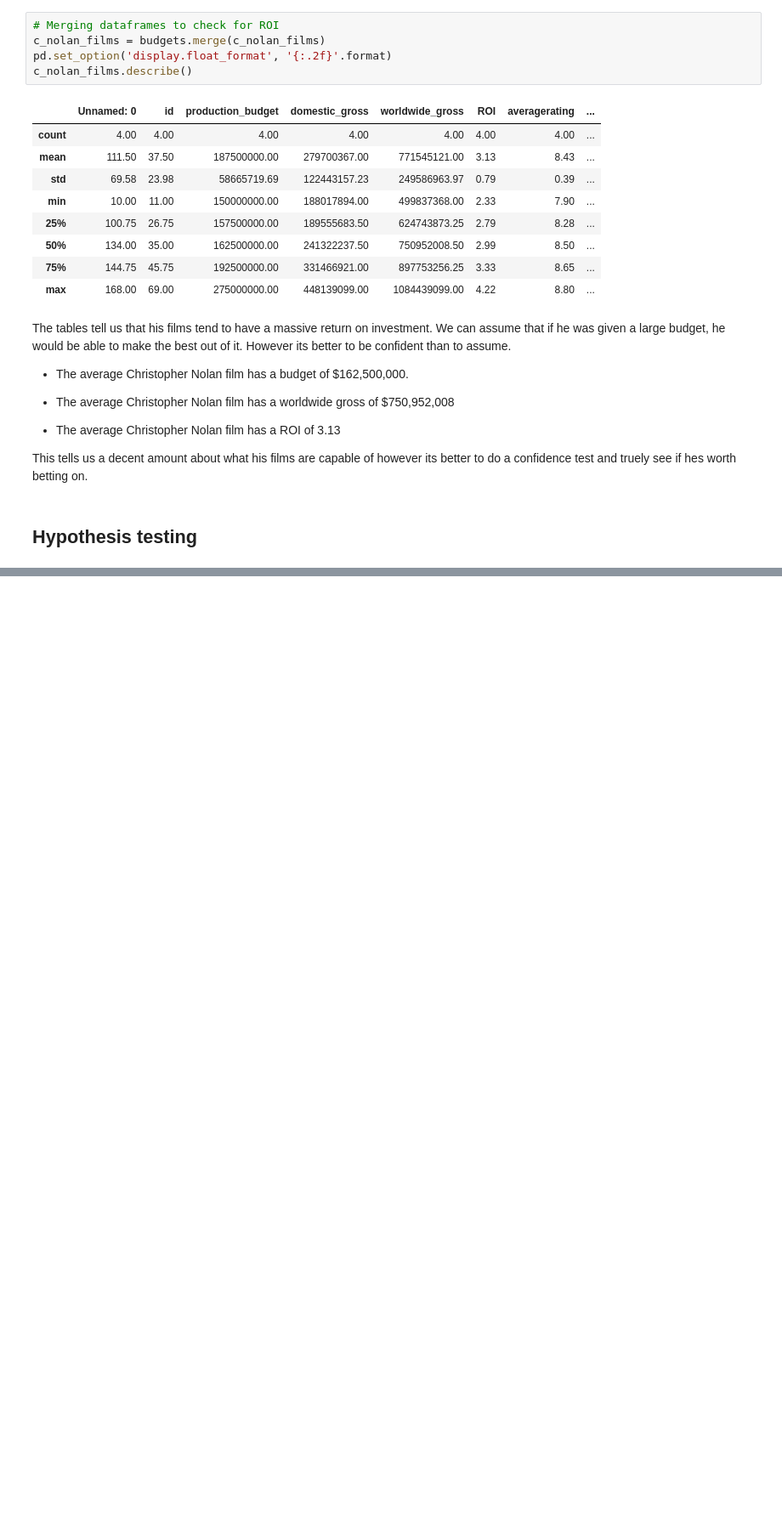
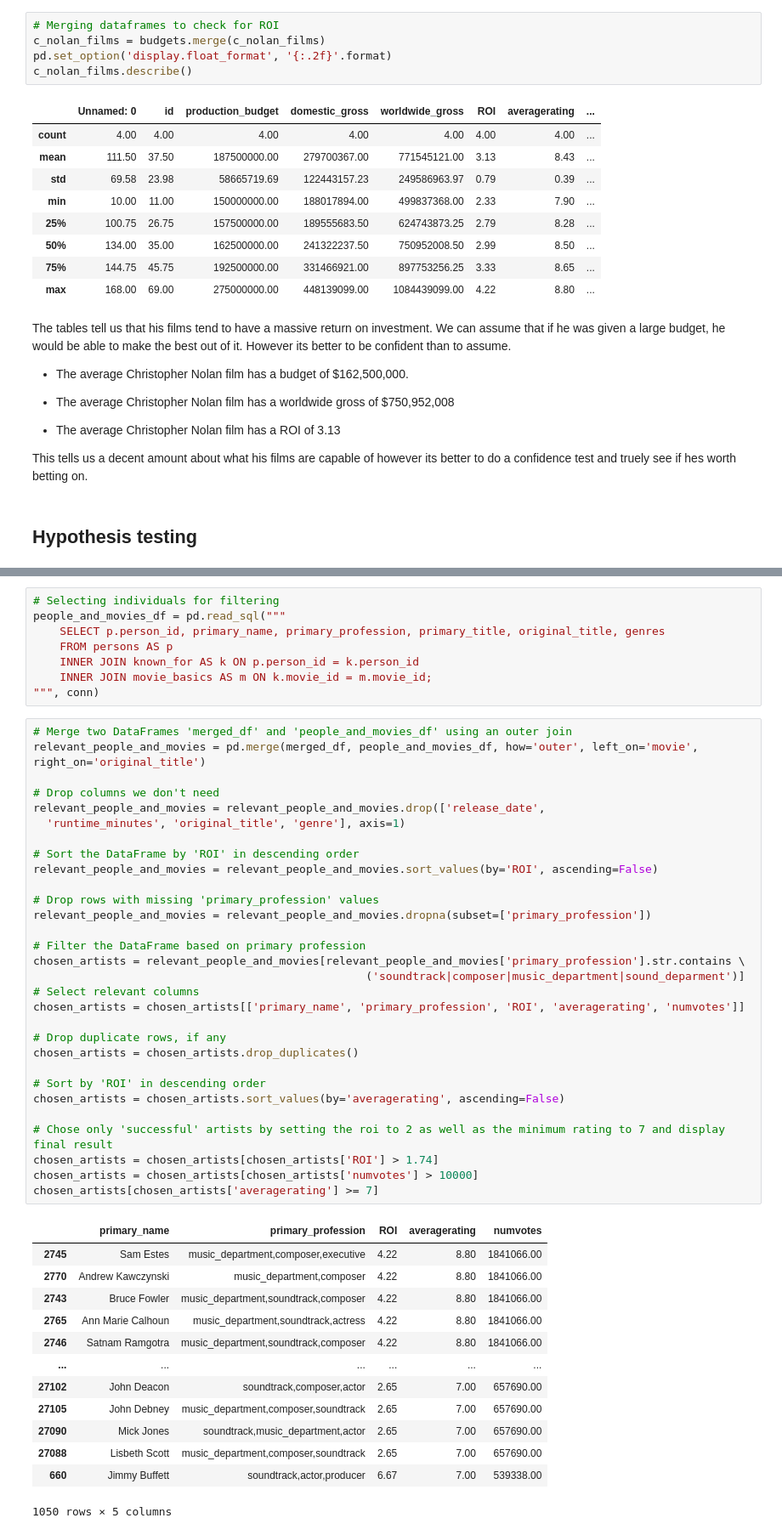
Before and after one commit to Psyluxxx/Movie-Studio-EDA, a Jupyter notebook: Franko/Analysis_of_Movie_Data.ipynb, the cells around one changed output, grey strips where cells are left out. Shown at 85% size. Drawn from its saved outputs; the diff is of its cells as text; blank space fills up the shorter version.

```diff
--- a/Franko/Analysis_of_Movie_Data.ipynb
+++ b/Franko/Analysis_of_Movie_Data.ipynb
@@ -247,0 +317,52 @@ We should also check which Month has the highest domestic gross.
+# %%
+# Selecting individuals for filtering
+people_and_movies_df = pd.read_sql("""
+    SELECT p.person_id, primary_name, primary_profession, primary_title, original_title, genres
+    FROM persons AS p
+    INNER JOIN known_for AS k ON p.person_id = k.person_id
+    INNER JOIN movie_basics AS m ON k.movie_id = m.movie_id;
+""", conn)
+# %%
+# Merge two DataFrames 'merged_df' and 'people_and_movies_df' using an outer join
+relevant_people_and_movies = pd.merge(merged_df, people_and_movies_df, how='outer', left_on='movie', right_on='original_title')
+
+# Drop columns we don't need
+relevant_people_and_movies = relevant_people_and_movies.drop(['release_date',
+  'runtime_minutes', 'original_title', 'genre'], axis=1)
+
+# Sort the DataFrame by 'ROI' in descending order
+relevant_people_and_movies = relevant_people_and_movies.sort_values(by='ROI', ascending=False)
+
+# Drop rows with missing 'primary_profession' values
+relevant_people_and_movies = relevant_people_and_movies.dropna(subset=['primary_profession'])
+
+# Filter the DataFrame based on primary profession
+chosen_artists = relevant_people_and_movies[relevant_people_and_movies['primary_profession'].str.contains \
+                                                  ('soundtrack|composer|music_department|sound_deparment')]
+# Select relevant columns
+chosen_artists = chosen_artists[['primary_name', 'primary_profession', 'ROI', 'averagerating', 'numvotes']]
+
+# Drop duplicate rows, if any
+chosen_artists = chosen_artists.drop_duplicates()
+
+# Sort by 'ROI' in descending order
+chosen_artists = chosen_artists.sort_values(by='averagerating', ascending=False)
+
+# Chose only 'successful' artists by setting the roi to 2 as well as the minimum rating to 7 and display final result
+chosen_artists = chosen_artists[chosen_artists['ROI'] > 1.74]
+chosen_artists = chosen_artists[chosen_artists['numvotes'] > 10000]
+chosen_artists[chosen_artists['averagerating'] >= 7]
+# %% [output]
+|  | primary_name | primary_profession | ROI | averagerating | numvotes |
+| 2745 | Sam Estes | music_department,composer,executive | 4.22 | 8.80 | 1841066.00 |
+| 2770 | Andrew Kawczynski | music_department,composer | 4.22 | 8.80 | 1841066.00 |
+| 2743 | Bruce Fowler | music_department,soundtrack,composer | 4.22 | 8.80 | 1841066.00 |
+| 2765 | Ann Marie Calhoun | music_department,soundtrack,actress | 4.22 | 8.80 | 1841066.00 |
+| 2746 | Satnam Ramgotra | music_department,soundtrack,composer | 4.22 | 8.80 | 1841066.00 |
+| ... | ... | ... | ... | ... | ... |
+| 27102 | John Deacon | soundtrack,composer,actor | 2.65 | 7.00 | 657690.00 |
+| 27105 | John Debney | music_department,composer,soundtrack | 2.65 | 7.00 | 657690.00 |
+| 27090 | Mick Jones | soundtrack,music_department,actor | 2.65 | 7.00 | 657690.00 |
+| 27088 | Lisbeth Scott | music_department,composer,soundtrack | 2.65 | 7.00 | 657690.00 |
+| 660 | Jimmy Buffett | soundtrack,actor,producer | 6.67 | 7.00 | 539338.00 |
+1050 rows × 5 columns
```
Also changed, not shown: parts of 34 cells of this notebook, 1 other file.
